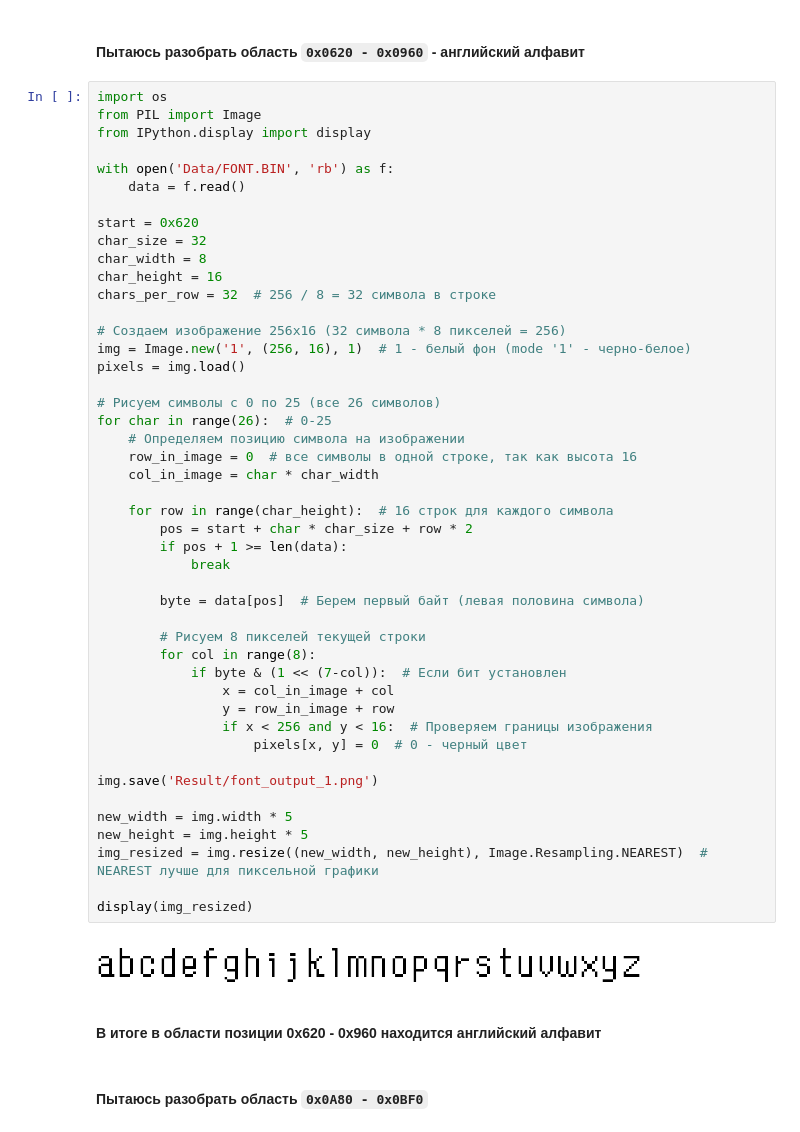
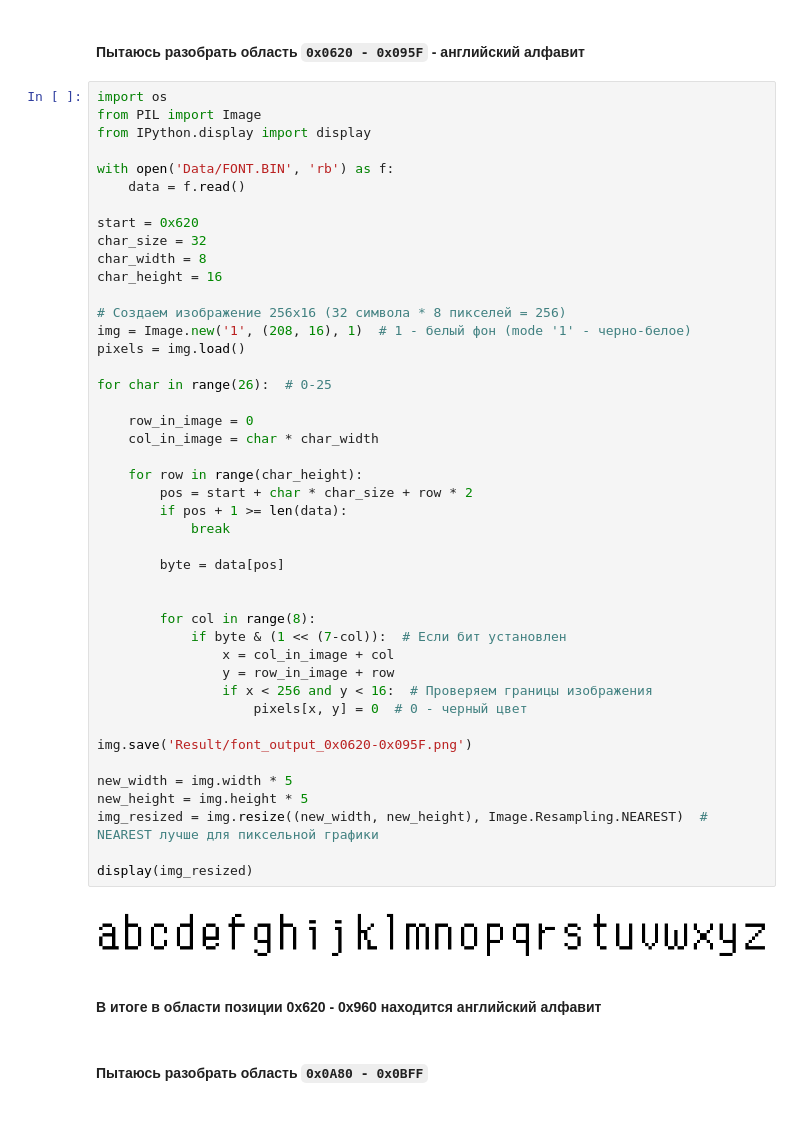
Before and after one commit to Ainur-Makhmutov/Re-Persona-PSX, a Jupyter notebook: ExtractBin.ipynb, the cells around one changed output. Saved outputs shown, nothing was run; the diff lists cells and outputs as text.

```diff
--- a/ExtractBin.ipynb
+++ b/ExtractBin.ipynb
@@ -115,5 +66,5 @@ analyze_with_offset(data, 0x0620, "английский")
 # %% [markdown]
-#### Пытаюсь разобрать область `0x0620 - 0x0960` - английский алфавит
+#### Пытаюсь разобрать область `0x0620 - 0x095F` - английский алфавит
 # %%
 import os
 from PIL import Image
@@ -125,45 +76,43 @@ with open('Data/FONT.BIN', 'rb') as f:
 start = 0x620
 char_size = 32
 char_width = 8
 char_height = 16
-chars_per_row = 32  # 256 / 8 = 32 символа в строке
 
 # Создаем изображение 256x16 (32 символа * 8 пикселей = 256)
-img = Image.new('1', (256, 16), 1)  # 1 - белый фон (mode '1' - черно-белое)
+img = Image.new('1', (208, 16), 1)  # 1 - белый фон (mode '1' - черно-белое)
 pixels = img.load()
 
-# Рисуем символы с 0 по 25 (все 26 символов)
 for char in range(26):  # 0-25
-    # Определяем позицию символа на изображении
-    row_in_image = 0  # все символы в одной строке, так как высота 16
+
+    row_in_image = 0
     col_in_image = char * char_width
 
-    for row in range(char_height):  # 16 строк для каждого символа
+    for row in range(char_height):
         pos = start + char * char_size + row * 2
         if pos + 1 >= len(data):
             break
 
-        byte = data[pos]  # Берем первый байт (левая половина символа)
+        byte = data[pos]
 
-        # Рисуем 8 пикселей текущей строки
+
         for col in range(8):
             if byte & (1 << (7-col)):  # Если бит установлен
                 x = col_in_image + col
                 y = row_in_image + row
                 if x < 256 and y < 16:  # Проверяем границы изображения
                     pixels[x, y] = 0  # 0 - черный цвет
 
-img.save('Result/font_output_1.png')
+img.save('Result/font_output_0x0620-0x095F.png')
 
 new_width = img.width * 5
 new_height = img.height * 5
 img_resized = img.resize((new_width, new_height), Image.Resampling.NEAREST)  # NEAREST лучше для пиксельной графики
 
 display(img_resized)
 # %% [output]
-[figure, old version]
+[figure, new version]
 # %% [markdown]
 #### В итоге в области позиции 0x620 - 0x960 находится английский алфавит
 # %% [markdown]
-#### Пытаюсь разобрать область `0x0A80 - 0x0BF0`
+#### Пытаюсь разобрать область `0x0A80 - 0x0BFF`
 # %%
```
Also changed, not shown: parts of 6 cells of this notebook, 5 other files.
